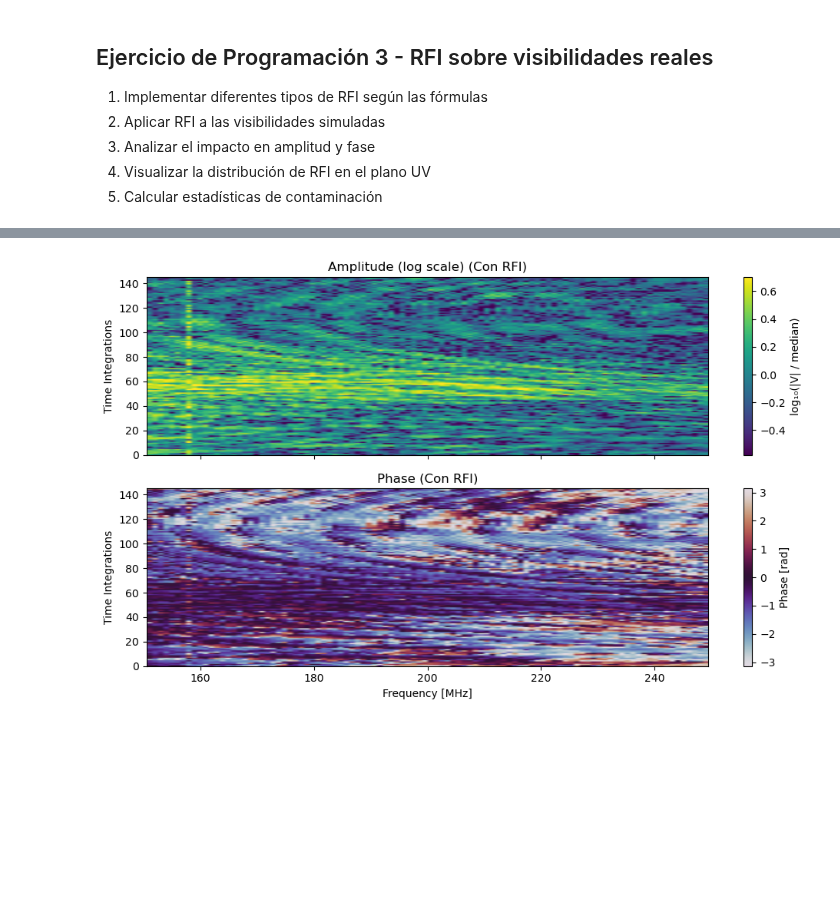
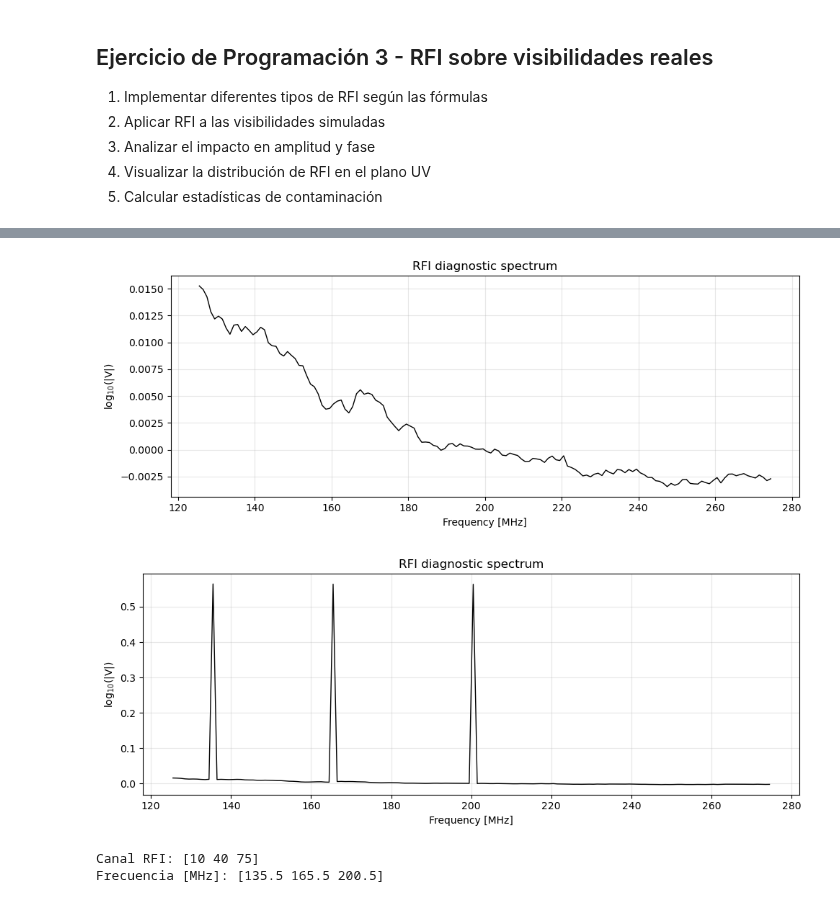
Before and after one commit to Mieres7/RadioInterferometry, a Jupyter notebook: TallerDeInvestigación/RFI.ipynb, the cells around one changed output, grey strips where cells are left out. Saved outputs shown, nothing was run; the diff lists cells and outputs as text; code cells hidden in the pictures; blank space fills up the shorter version.

```diff
--- a/TallerDeInvestigación/RFI.ipynb
+++ b/TallerDeInvestigación/RFI.ipynb
@@ -196,8 +100,40 @@ plot_visibility_waterfall_publication(
-# %%
-plot_visibility_waterfall_publication(
-    V_corrupted,
-    frequencies,
-    title_suffix="(Con RFI)"
-)
-# %% [output]
-[figure, removed]
+# %%
+from modules.plots import plot_rfi_spectrum
+
+plot_rfi_spectrum(
+    V,
+    frequencies,
+    log_mode="log10",
+    normalize=True,
+    title="RFI diagnostic spectrum"
+)
+
+plot_rfi_spectrum(
+    V_corrupted,
+    frequencies,
+    log_mode="log10",
+    normalize=True,
+    title="RFI diagnostic spectrum"
+)
+# %% [output]
+[figure, added]
+[figure, added]
+# %%
+from modules.noise import broadband_rfi
+
+V_rfi_bb, k_bb, f_rfi_bb = broadband_rfi(
+    V,
+    frequencies,
+    amplitude=5,
+    k_range=(10,15),
+    seed=42
+)
+
+print("Canal RFI:", k)
+print("Frecuencia [MHz]:", f_rfi / 1e6)
+
+
+V_corrupted_bb = V + V_rfi_bb
+# %% [output]
+Canal RFI: [10 40 75]
+Frecuencia [MHz]: [135.5 165.5 200.5]
```
Also changed, not shown: parts of 15 cells of this notebook, 4 other files.
